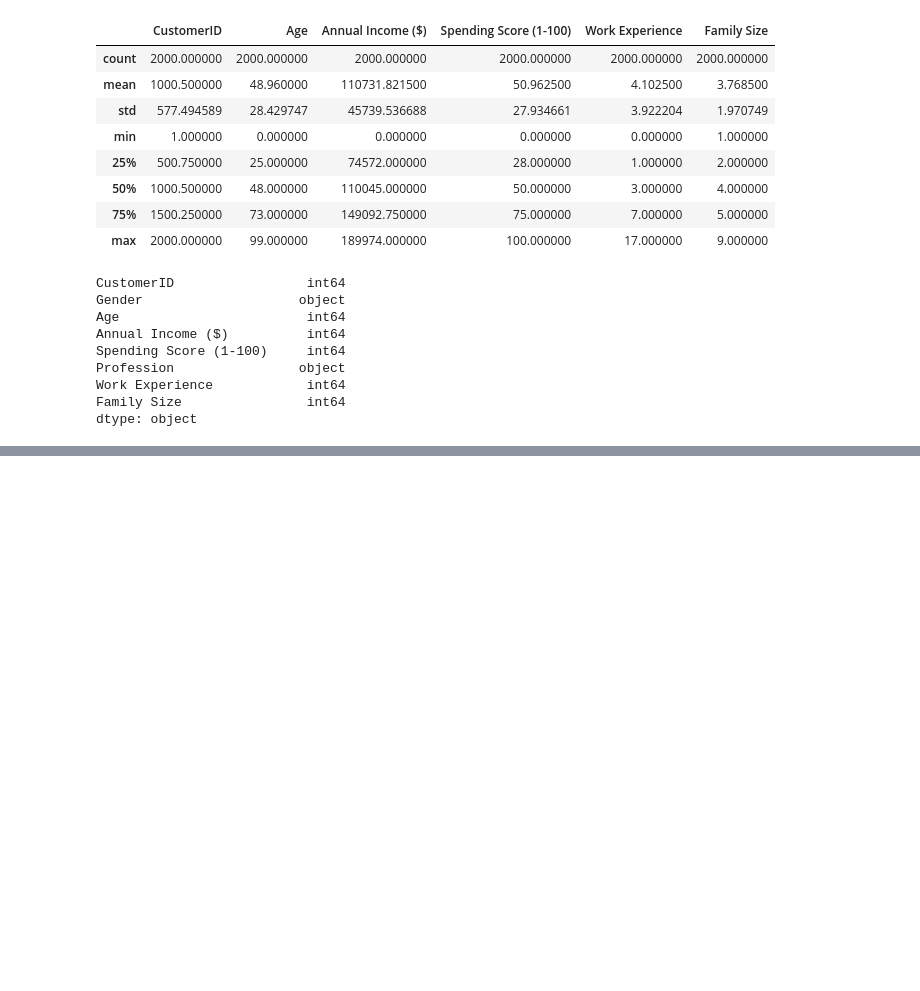
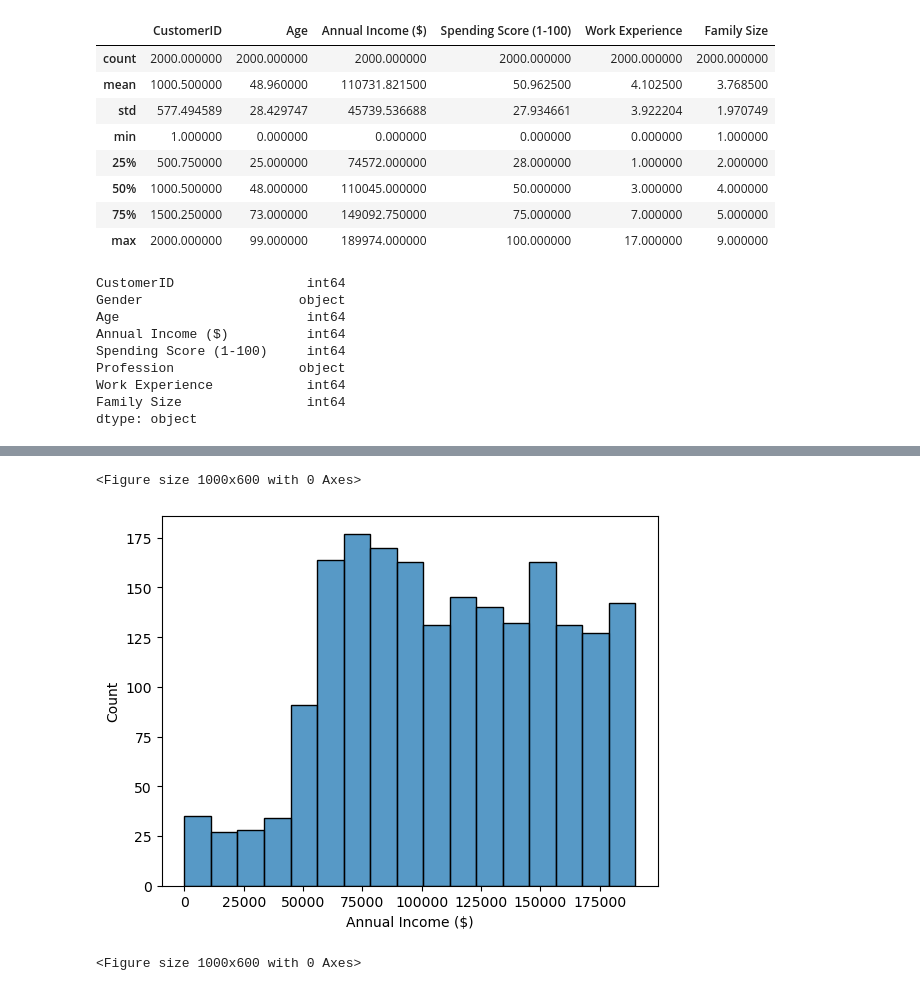
Before and after one commit to Di5on/New_Customer_Analysis, a Jupyter notebook: Customer.ipynb, the cells around one changed output, grey strips where cells are left out. Drawn from its saved outputs; the diff is of its cells as text; code cells hidden in the pictures; blank space fills up the shorter version.

```diff
--- a/Customer.ipynb
+++ b/Customer.ipynb
@@ -60,0 +170,7 @@ dtype: object
+# %%
+sns.histplot(x='Annual Income ($)',data=df)
+plt.figure(figsize=(10,6))
+# %% [output]
+<Figure size 1000x600 with 0 Axes>
+[figure, added]
+<Figure size 1000x600 with 0 Axes>
```
Also changed, not shown: parts of 33 cells of this notebook.
